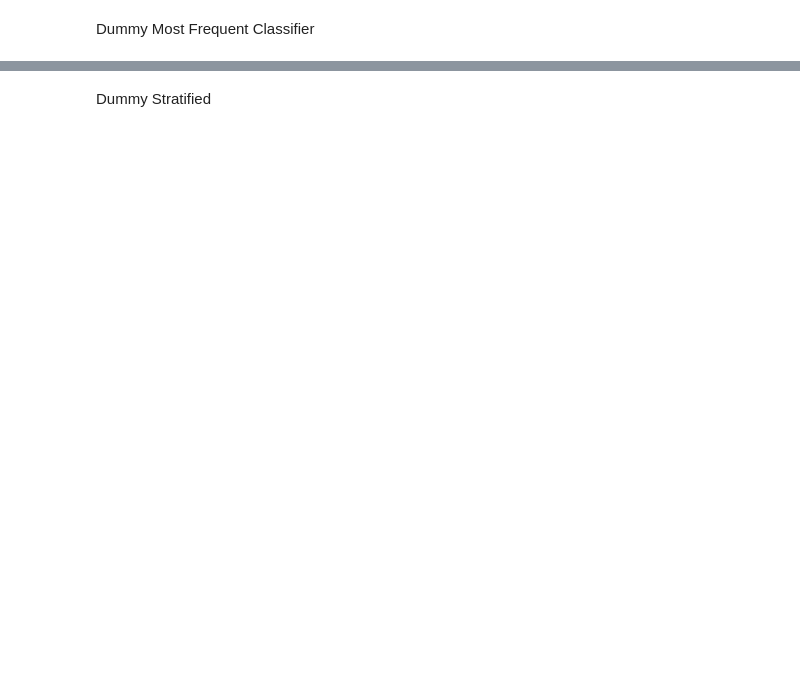
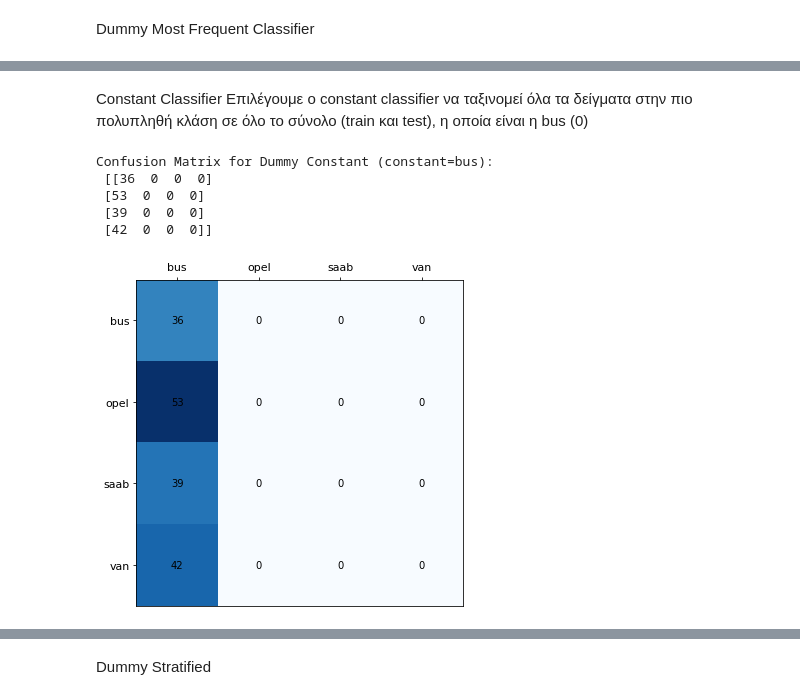
Before and after one commit to SprIoan/NNColab, a Jupyter notebook: Ergasia_1.ipynb, the cells around one changed output, grey strips where cells are left out. Drawn from its saved outputs; the diff is of its cells as text; code cells hidden in the pictures; blank space fills up the shorter version.

```diff
--- a/Ergasia_1.ipynb
+++ b/Ergasia_1.ipynb
@@ -321,0 +319,20 @@ weighted avg       0.06      0.24      0.09       170
+# %% [markdown]
+Constant Classifier
+Επιλέγουμε ο constant classifier να ταξινομεί όλα τα δείγματα στην πιο πολυπληθή κλάση σε όλο το σύνολο (train και test), η οποία είναι η bus (0)
+# %%
+dummy_const = DummyClassifier(strategy='constant',constant=0 )
+
+dummy_const_model = dummy_const.fit(train_data, train_labels)
+dummy_const_preds = dummy_const.predict(test_data)
+
+cnf_matrix = confusion_matrix(test_labels, dummy_const_preds)
+print("Confusion Matrix for Dummy Constant (constant=bus):\n",cnf_matrix)
+
+view_conf_matrix(cnf_matrix, unique_labels, cmap='Blues')
+# %% [output]
+Confusion Matrix for Dummy Constant (constant=bus):
+ [[36  0  0  0]
+ [53  0  0  0]
+ [39  0  0  0]
+ [42  0  0  0]]
+[figure, added]
```
Also changed, not shown: parts of 47 cells of this notebook.
